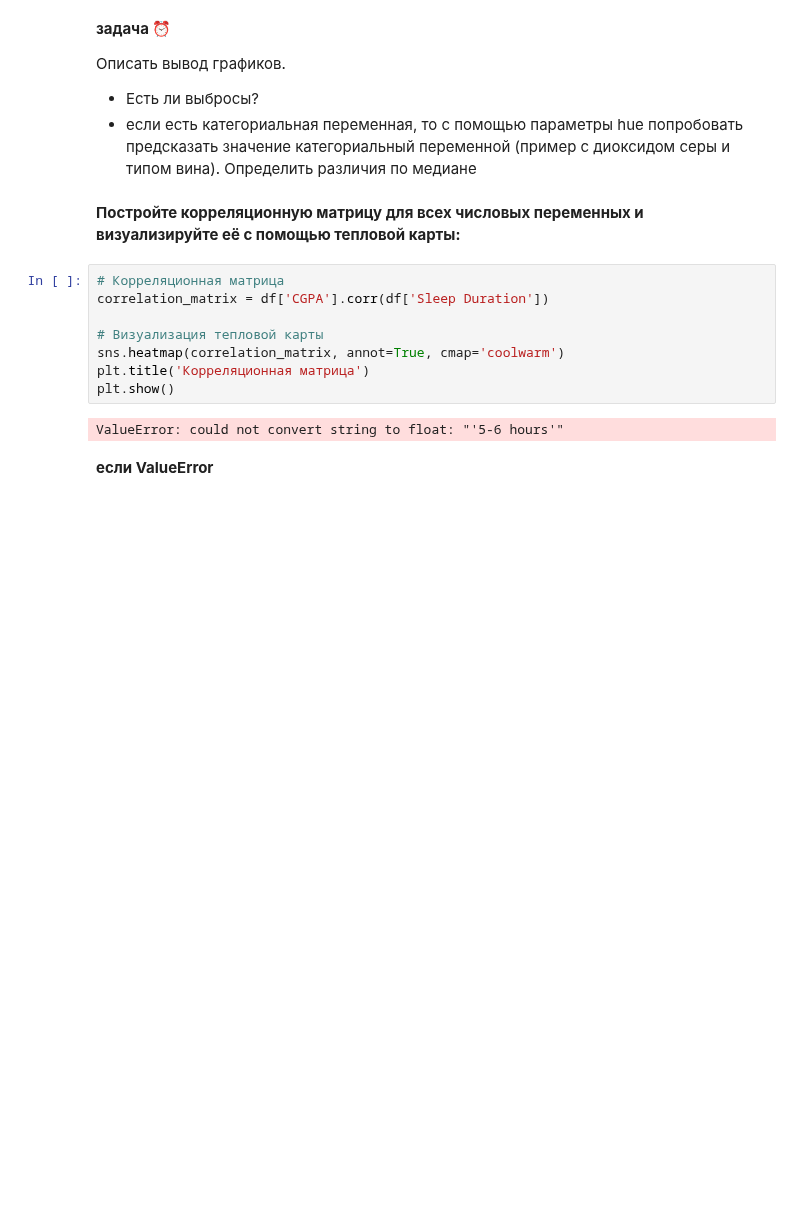
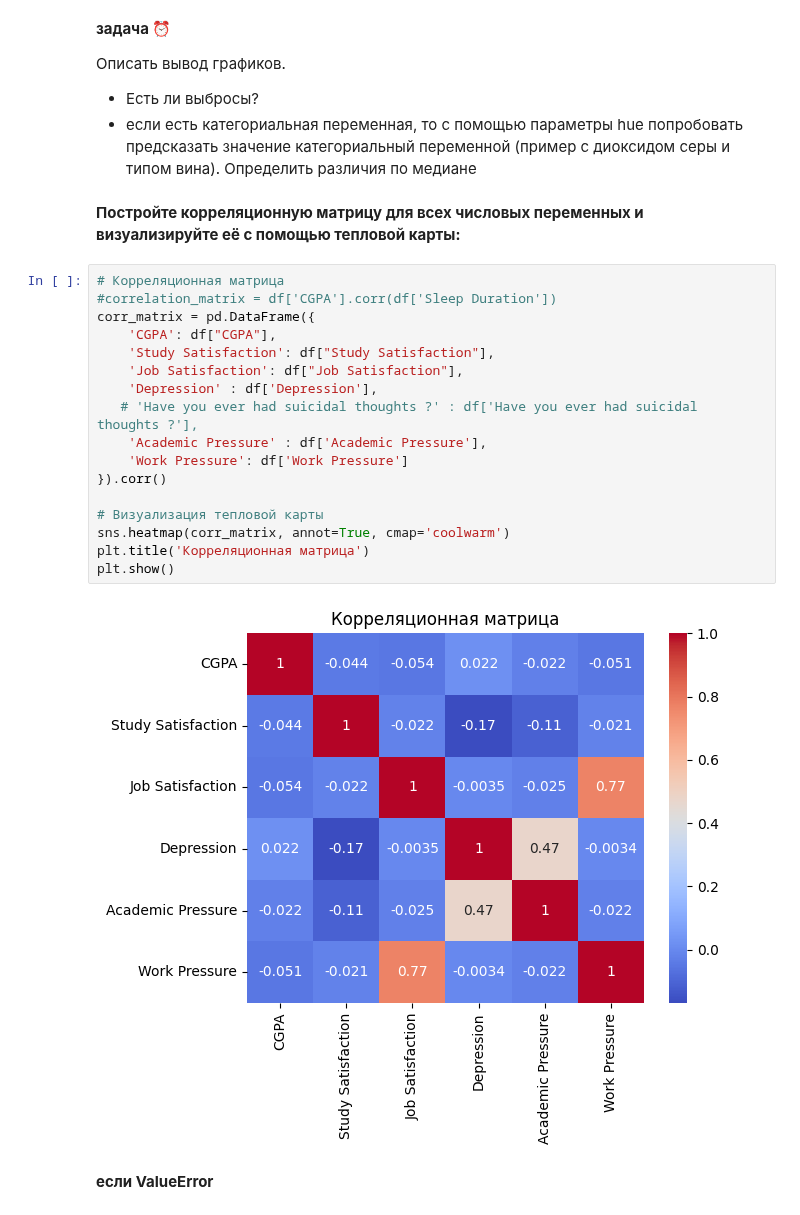
Before and after one commit to YLysov0017/Pproject, a Jupyter notebook: ML_2025/ML_Prac1.ipynb, the cells around one changed output. Drawn from its saved outputs; the diff is of its cells as text; blank space fills up the shorter version.

```diff
--- a/ML_2025/ML_Prac1.ipynb
+++ b/ML_2025/ML_Prac1.ipynb
@@ -399,14 +420,23 @@ plt.show()
 **Постройте корреляционную матрицу для всех числовых переменных и визуализируйте её с помощью тепловой карты:**
 # %%
 # Корреляционная матрица
-correlation_matrix = df['CGPA'].corr(df['Sleep Duration'])
+#correlation_matrix = df['CGPA'].corr(df['Sleep Duration'])
+corr_matrix = pd.DataFrame({
+    'CGPA': df["CGPA"],
+    'Study Satisfaction': df["Study Satisfaction"],
+    'Job Satisfaction': df["Job Satisfaction"],
+    'Depression' : df['Depression'],
+   # 'Have you ever had suicidal thoughts ?' : df['Have you ever had suicidal thoughts ?'],
+    'Academic Pressure' : df['Academic Pressure'],
+    'Work Pressure': df['Work Pressure']
+}).corr()
 
 # Визуализация тепловой карты
-sns.heatmap(correlation_matrix, annot=True, cmap='coolwarm')
+sns.heatmap(corr_matrix, annot=True, cmap='coolwarm')
 plt.title('Корреляционная матрица')
 plt.show()
 # %% [output]
-ValueError: could not convert string to float: "'5-6 hours'"
+[figure, added]
 # %% [markdown]
 **если ValueError**
 # %%
```
Also changed, not shown: parts of 4 cells of this notebook.
